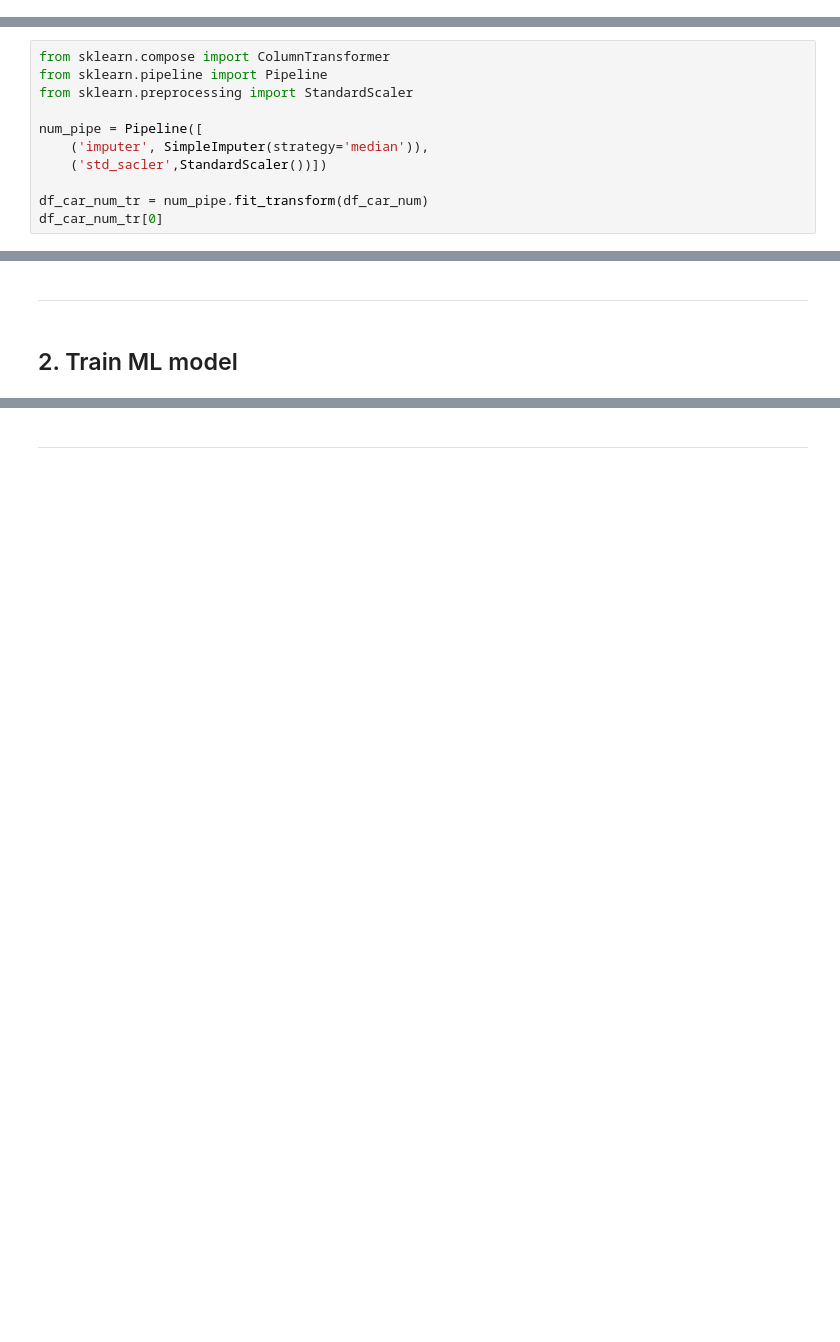
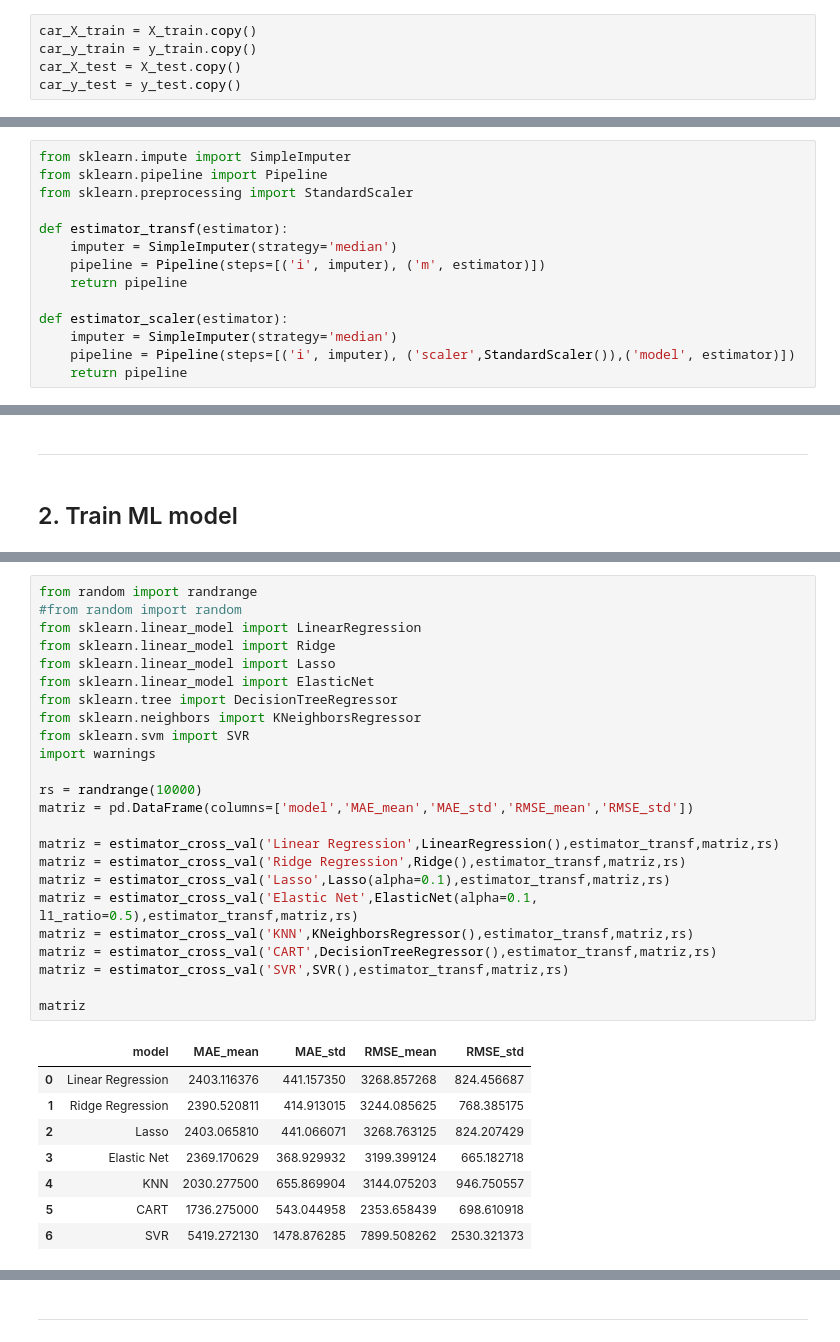
Before and after one commit to gabrielleuzinger/Automobile_price, a Jupyter notebook: Automobile Data Set.ipynb, the cells around one changed output, grey strips where cells are left out. Saved outputs shown, nothing was run; the diff lists cells and outputs as text; blank space fills up the shorter version.

```diff
--- a/Automobile Data Set.ipynb
+++ b/Automobile Data Set.ipynb
@@ -214,3 +176,8 @@ df_car_price = train_set['price'].copy()
+# %%
+car_X_train = X_train.copy()
+car_y_train = y_train.copy()
+car_X_test = X_test.copy()
+car_y_test = y_test.copy()
 # %% [markdown]
 ----------
 # %% [markdown]
@@ -274,11 +197,14 @@ array([[0., 0., 0., ..., 0., 0., 0.],
 # %%
-from sklearn.compose import ColumnTransformer
+from sklearn.impute import SimpleImputer
 from sklearn.pipeline import Pipeline
 from sklearn.preprocessing import StandardScaler
 
-num_pipe = Pipeline([
-    ('imputer', SimpleImputer(strategy='median')),
-    ('std_sacler',StandardScaler())])
+def estimator_transf(estimator):
+    imputer = SimpleImputer(strategy='median')
+    pipeline = Pipeline(steps=[('i', imputer), ('m', estimator)])
+    return pipeline
 
-df_car_num_tr = num_pipe.fit_transform(df_car_num)
-df_car_num_tr[0]
+def estimator_scaler(estimator):
+    imputer = SimpleImputer(strategy='median')
+    pipeline = Pipeline(steps=[('i', imputer), ('scaler',StandardScaler()),('model', estimator)])
+    return pipeline
@@ -556,0 +264,33 @@ Std:  997.0403741859357
+# %%
+from random import randrange
+#from random import random
+from sklearn.linear_model import LinearRegression
+from sklearn.linear_model import Ridge
+from sklearn.linear_model import Lasso
+from sklearn.linear_model import ElasticNet
+from sklearn.tree import DecisionTreeRegressor
+from sklearn.neighbors import KNeighborsRegressor
+from sklearn.svm import SVR
+import warnings
+
+rs = randrange(10000)
+matriz = pd.DataFrame(columns=['model','MAE_mean','MAE_std','RMSE_mean','RMSE_std'])
+
+matriz = estimator_cross_val('Linear Regression',LinearRegression(),estimator_transf,matriz,rs)
+matriz = estimator_cross_val('Ridge Regression',Ridge(),estimator_transf,matriz,rs)
+matriz = estimator_cross_val('Lasso',Lasso(alpha=0.1),estimator_transf,matriz,rs)
+matriz = estimator_cross_val('Elastic Net',ElasticNet(alpha=0.1, l1_ratio=0.5),estimator_transf,matriz,rs)
+matriz = estimator_cross_val('KNN',KNeighborsRegressor(),estimator_transf,matriz,rs)
+matriz = estimator_cross_val('CART',DecisionTreeRegressor(),estimator_transf,matriz,rs)
+matriz = estimator_cross_val('SVR',SVR(),estimator_transf,matriz,rs)
+
+matriz
+# %% [output]
+|  | model | MAE_mean | MAE_std | RMSE_mean | RMSE_std |
+| 0 | Linear Regression | 2403.116376 | 441.157350 | 3268.857268 | 824.456687 |
+| 1 | Ridge Regression | 2390.520811 | 414.913015 | 3244.085625 | 768.385175 |
+| 2 | Lasso | 2403.065810 | 441.066071 | 3268.763125 | 824.207429 |
+| 3 | Elastic Net | 2369.170629 | 368.929932 | 3199.399124 | 665.182718 |
+| 4 | KNN | 2030.277500 | 655.869904 | 3144.075203 | 946.750557 |
+| 5 | CART | 1736.275000 | 543.044958 | 2353.658439 | 698.610918 |
+| 6 | SVR | 5419.272130 | 1478.876285 | 7899.508262 | 2530.321373 |
```
Also changed, not shown: parts of 47 cells of this notebook.
